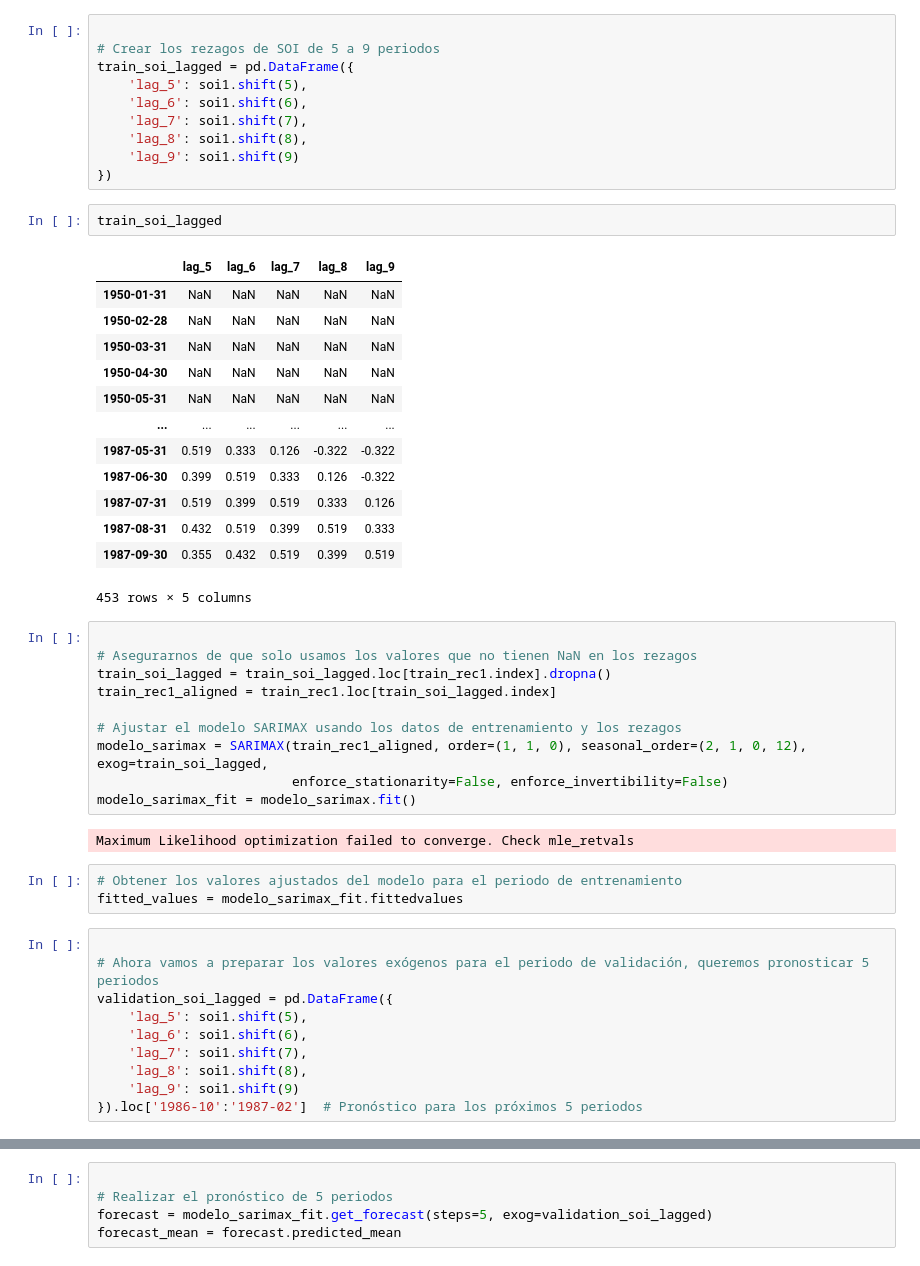
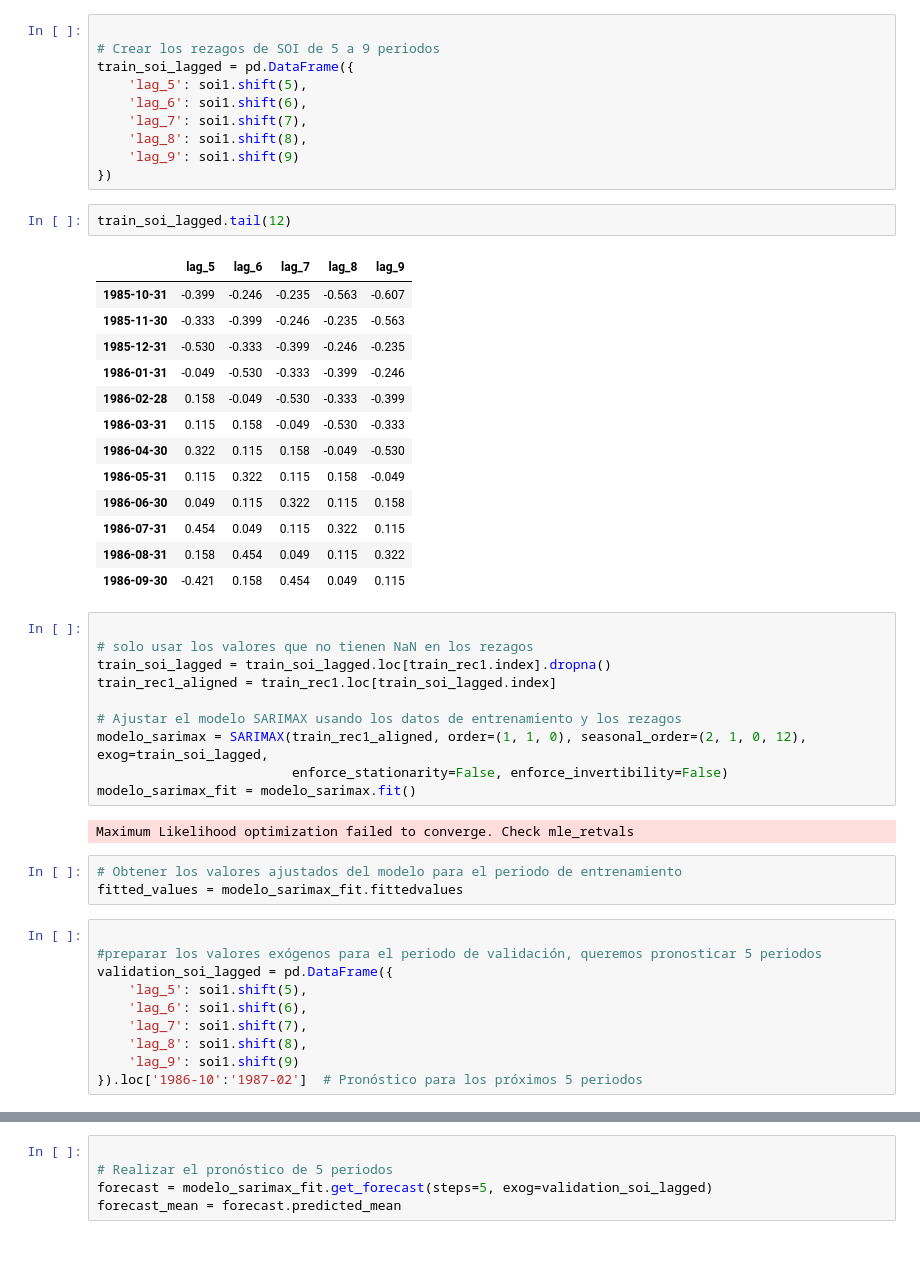
Before and after one commit to Wilsonsr/Series-de-Tiempo, a Jupyter notebook: CUADERNOS/sarimax_soi_rec.ipynb, the cells around one changed output, grey strips where cells are left out. Saved outputs shown, nothing was run; the diff lists cells and outputs as text.

```diff
--- a/CUADERNOS/sarimax_soi_rec.ipynb
+++ b/CUADERNOS/sarimax_soi_rec.ipynb
@@ -696,24 +877,24 @@ train_soi_lagged = pd.DataFrame({
     'lag_9': soi1.shift(9)
 })
 # %%
-train_soi_lagged
+train_soi_lagged.tail(12)
 # %% [output]
 |  | lag_5 | lag_6 | lag_7 | lag_8 | lag_9 |
-| 1950-01-31 | NaN | NaN | NaN | NaN | NaN |
-| 1950-02-28 | NaN | NaN | NaN | NaN | NaN |
-| 1950-03-31 | NaN | NaN | NaN | NaN | NaN |
-| 1950-04-30 | NaN | NaN | NaN | NaN | NaN |
-| 1950-05-31 | NaN | NaN | NaN | NaN | NaN |
-| ... | ... | ... | ... | ... | ... |
-| 1987-05-31 | 0.519 | 0.333 | 0.126 | -0.322 | -0.322 |
-| 1987-06-30 | 0.399 | 0.519 | 0.333 | 0.126 | -0.322 |
-| 1987-07-31 | 0.519 | 0.399 | 0.519 | 0.333 | 0.126 |
-| 1987-08-31 | 0.432 | 0.519 | 0.399 | 0.519 | 0.333 |
-| 1987-09-30 | 0.355 | 0.432 | 0.519 | 0.399 | 0.519 |
+| 1985-10-31 | -0.399 | -0.246 | -0.235 | -0.563 | -0.607 |
+| 1985-11-30 | -0.333 | -0.399 | -0.246 | -0.235 | -0.563 |
+| 1985-12-31 | -0.530 | -0.333 | -0.399 | -0.246 | -0.235 |
+| 1986-01-31 | -0.049 | -0.530 | -0.333 | -0.399 | -0.246 |
+| 1986-02-28 | 0.158 | -0.049 | -0.530 | -0.333 | -0.399 |
+| 1986-03-31 | 0.115 | 0.158 | -0.049 | -0.530 | -0.333 |
+| 1986-04-30 | 0.322 | 0.115 | 0.158 | -0.049 | -0.530 |
+| 1986-05-31 | 0.115 | 0.322 | 0.115 | 0.158 | -0.049 |
+| 1986-06-30 | 0.049 | 0.115 | 0.322 | 0.115 | 0.158 |
+| 1986-07-31 | 0.454 | 0.049 | 0.115 | 0.322 | 0.115 |
+| 1986-08-31 | 0.158 | 0.454 | 0.049 | 0.115 | 0.322 |
+| 1986-09-30 | -0.421 | 0.158 | 0.454 | 0.049 | 0.115 |
-453 rows × 5 columns
 # %%
 
-# Asegurarnos de que solo usamos los valores que no tienen NaN en los rezagos
+# solo usar los valores que no tienen NaN en los rezagos
 train_soi_lagged = train_soi_lagged.loc[train_rec1.index].dropna()
 train_rec1_aligned = train_rec1.loc[train_soi_lagged.index]
 
@@ -728,7 +909,7 @@ Maximum Likelihood optimization failed to converge. Check mle_retvals
 fitted_values = modelo_sarimax_fit.fittedvalues
 # %%
 
-# Ahora vamos a preparar los valores exógenos para el periodo de validación, queremos pronosticar 5 periodos
+#preparar los valores exógenos para el periodo de validación, queremos pronosticar 5 periodos
 validation_soi_lagged = pd.DataFrame({
     'lag_5': soi1.shift(5),
     'lag_6': soi1.shift(6),
```
Also changed, not shown: parts of 24 cells of this notebook.
